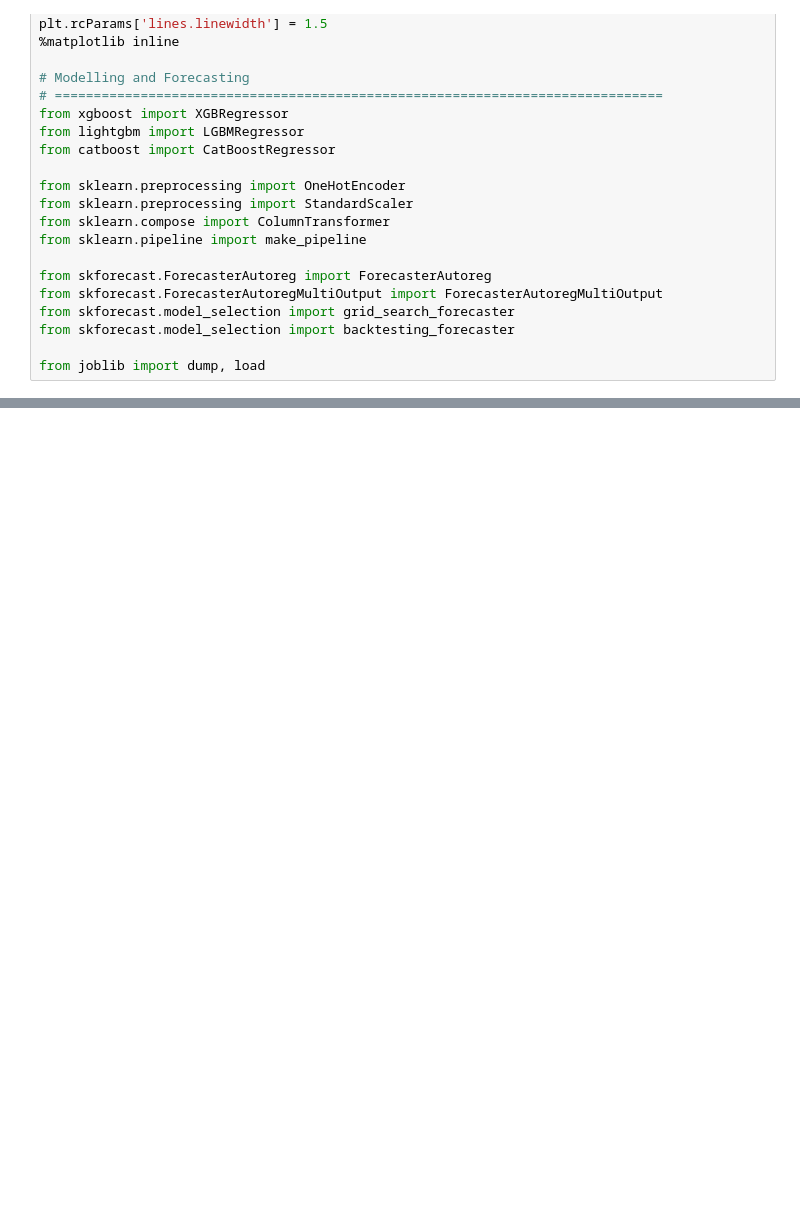
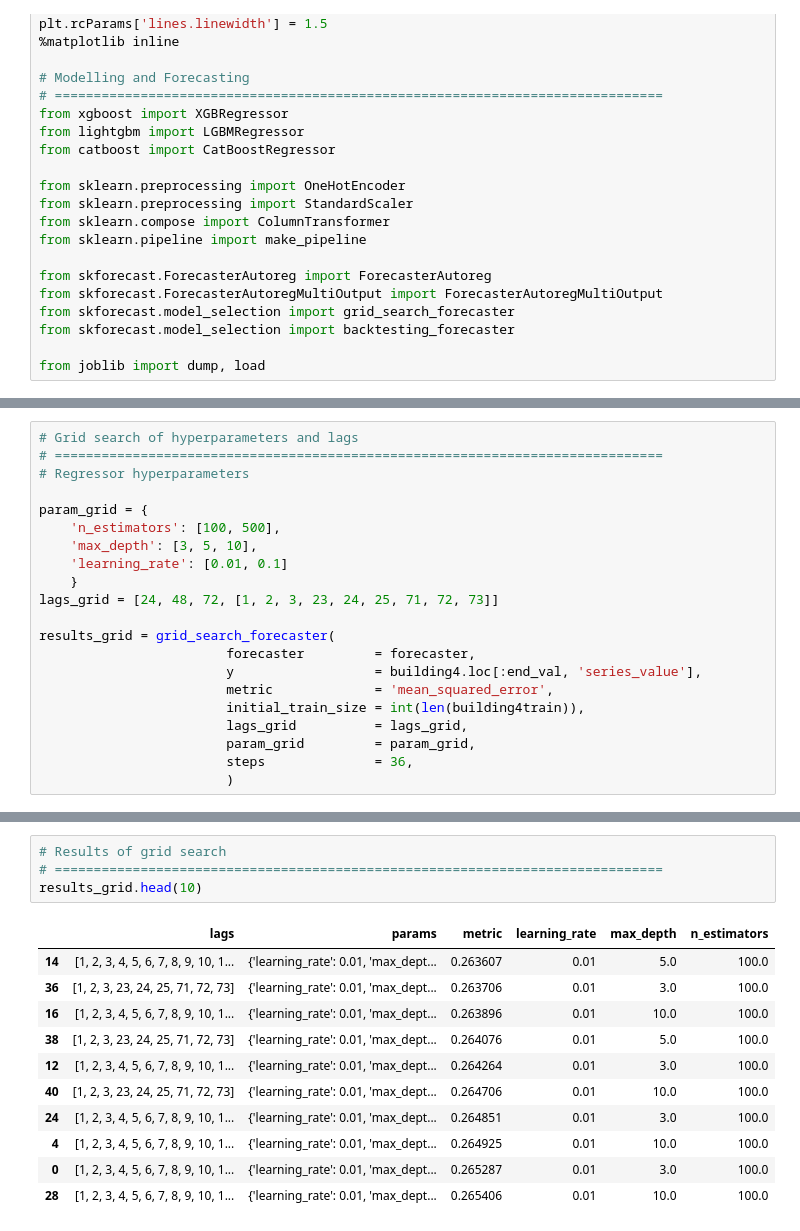
Before and after one commit to sohan6ers/Battery-Lecture-Scheduling, a Jupyter notebook: LightGBM/LightGBM Forecasting Building4.ipynb, the cells around one changed output, grey strips where cells are left out. Drawn from its saved outputs; the diff is of its cells as text; blank space fills up the shorter version.

```diff
--- a/LightGBM/LightGBM Forecasting Building4.ipynb
+++ b/LightGBM/LightGBM Forecasting Building4.ipynb
@@ -126,0 +101,21 @@ print(f"Backtest error: {metric}")
+# %%
+# Grid search of hyperparameters and lags
+# ==============================================================================
+# Regressor hyperparameters
+
+param_grid = {
+    'n_estimators': [100, 500],
+    'max_depth': [3, 5, 10],
+    'learning_rate': [0.01, 0.1]
+    }
+lags_grid = [24, 48, 72, [1, 2, 3, 23, 24, 25, 71, 72, 73]]
+
+results_grid = grid_search_forecaster(
+                        forecaster         = forecaster,
+                        y                  = building4.loc[:end_val, 'series_value'],
+                        metric             = 'mean_squared_error',
+                        initial_train_size = int(len(building4train)),
+                        lags_grid          = lags_grid,
+                        param_grid         = param_grid,
+                        steps              = 36,
+                        )
@@ -126,0 +329,16 @@ print(f"Backtest error: {metric}")
+# %%
+# Results of grid search
+# ==============================================================================
+results_grid.head(10)
+# %% [output]
+|  | lags | params | metric | learning_rate | max_depth | n_estimators |
+| 14 | [1, 2, 3, 4, 5, 6, 7, 8, 9, 10, 1... | {'learning_rate': 0.01, 'max_dept... | 0.263607 | 0.01 | 5.0 | 100.0 |
+| 36 | [1, 2, 3, 23, 24, 25, 71, 72, 73] | {'learning_rate': 0.01, 'max_dept... | 0.263706 | 0.01 | 3.0 | 100.0 |
+| 16 | [1, 2, 3, 4, 5, 6, 7, 8, 9, 10, 1... | {'learning_rate': 0.01, 'max_dept... | 0.263896 | 0.01 | 10.0 | 100.0 |
+| 38 | [1, 2, 3, 23, 24, 25, 71, 72, 73] | {'learning_rate': 0.01, 'max_dept... | 0.264076 | 0.01 | 5.0 | 100.0 |
+| 12 | [1, 2, 3, 4, 5, 6, 7, 8, 9, 10, 1... | {'learning_rate': 0.01, 'max_dept... | 0.264264 | 0.01 | 3.0 | 100.0 |
+| 40 | [1, 2, 3, 23, 24, 25, 71, 72, 73] | {'learning_rate': 0.01, 'max_dept... | 0.264706 | 0.01 | 10.0 | 100.0 |
+| 24 | [1, 2, 3, 4, 5, 6, 7, 8, 9, 10, 1... | {'learning_rate': 0.01, 'max_dept... | 0.264851 | 0.01 | 3.0 | 100.0 |
+| 4 | [1, 2, 3, 4, 5, 6, 7, 8, 9, 10, 1... | {'learning_rate': 0.01, 'max_dept... | 0.264925 | 0.01 | 10.0 | 100.0 |
+| 0 | [1, 2, 3, 4, 5, 6, 7, 8, 9, 10, 1... | {'learning_rate': 0.01, 'max_dept... | 0.265287 | 0.01 | 3.0 | 100.0 |
+| 28 | [1, 2, 3, 4, 5, 6, 7, 8, 9, 10, 1... | {'learning_rate': 0.01, 'max_dept... | 0.265406 | 0.01 | 10.0 | 100.0 |
```
Also changed, not shown: parts of 47 cells of this notebook, 4 other files.
